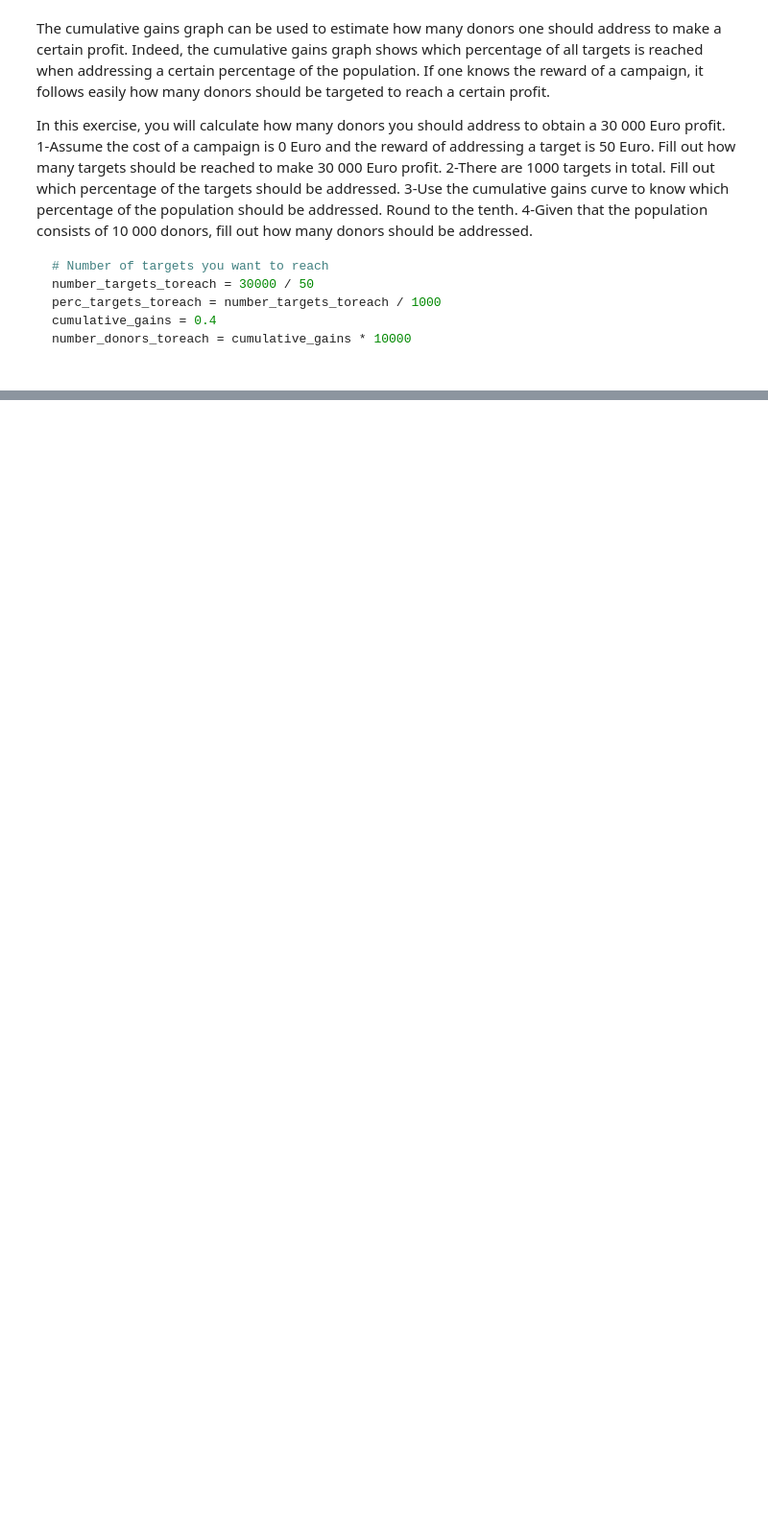
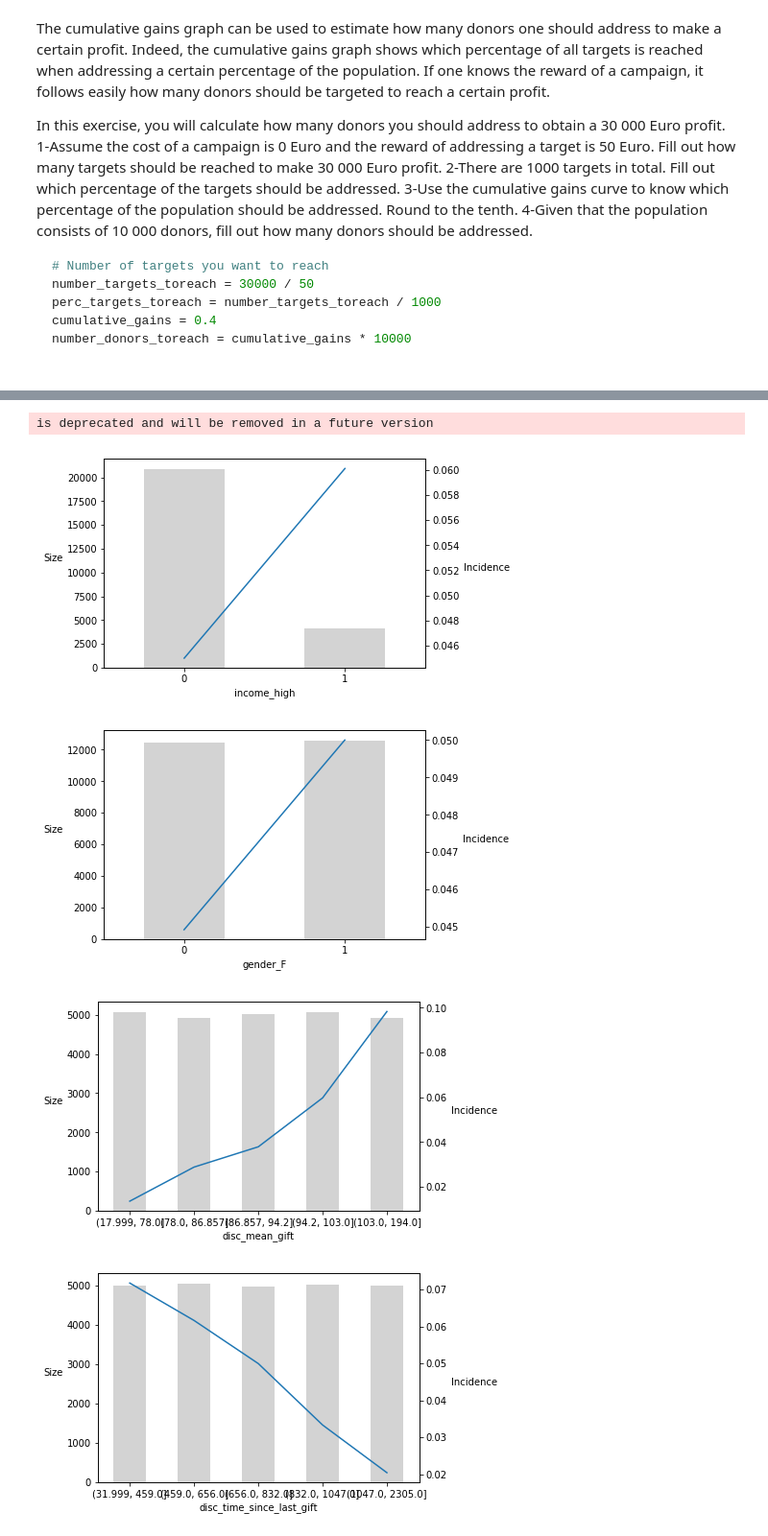
Before and after one commit to aysbt/DataCamp, a Jupyter notebook: Foundations_of_Predictive_Analytics_in_Python .ipynb, the cells around one changed output, grey strips where cells are left out. Shown at 96% size. Cells and saved outputs as stored; diff of their text form; code cells hidden in the pictures; blank space fills up the shorter version.

```diff
--- a/Foundations_of_Predictive_Analytics_in_Python .ipynb
+++ b/Foundations_of_Predictive_Analytics_in_Python .ipynb
@@ -466,0 +540,3 @@ number_donors_toreach = cumulative_gains * 10000
+# %%
+discretize_df['Age_DISC'] = pd.cut(discretize_df['age'],[18,30,40,50,60,110])
+print(discretize_df.groupby('Age_DISC').size())
@@ -466,0 +614,13 @@ number_donors_toreach = cumulative_gains * 10000
+# %%
+# Create the list of variables for our predictor insight graph tables
+pig_table_variable = ["income_high","gender_F","disc_mean_gift","disc_time_since_last_gift","disc_number_gift","Age_DISC"]
+
+# Create an empty dictionary
+pig_tables = {}
+# Loop through the variables
+for variable in pig_table_variable:
+    # Create a predictor insight graph table
+    pig_table = create_pig_table(discretize_df, 'target', variable)
+
+    # Add the table to the dictionary
+    pig_tables[variable] = pig_table
@@ -466,0 +635,34 @@ number_donors_toreach = cumulative_gains * 10000
+# %%
+def plot_pig(pig_table, variable):
+
+    # Plot formatting
+    plt.ylabel("Size", rotation=0, rotation_mode="anchor", ha="right")
+    plt.xlabel(variable)
+
+    # Plot the bars with sizes
+    pig_table["Size"].plot(kind="bar", width=0.5, color="lightgray", edgecolor="none")
+
+    # Plot the incidence line on secondary axis
+    pig_table["Incidence"].plot(secondary_y=True)
+
+    # Plot formatting
+    plt.xticks(np.arange(len(pig_table)), pig_table[variable])
+    plt.xlim([-0.5, len(pig_table) - 0.5])
+    plt.ylabel("Incidence", rotation=0, rotation_mode="anchor", ha="left")
+
+    # Show the graph
+    plt.show()
+# %%
+for variable in pig_table_variable:
+
+    # Create the predictor insight graph table
+    pig_table = create_pig_table(discretize_df, "target", variable)
+
+    # Plot the predictor insight graph
+    plot_pig(pig_table, variable)
+# %% [output]
+is deprecated and will be removed in a future version
+[figure, added]
+[figure, added]
+[figure, added]
+[figure, added]
```
Also changed, not shown: parts of 21 cells of this notebook.
